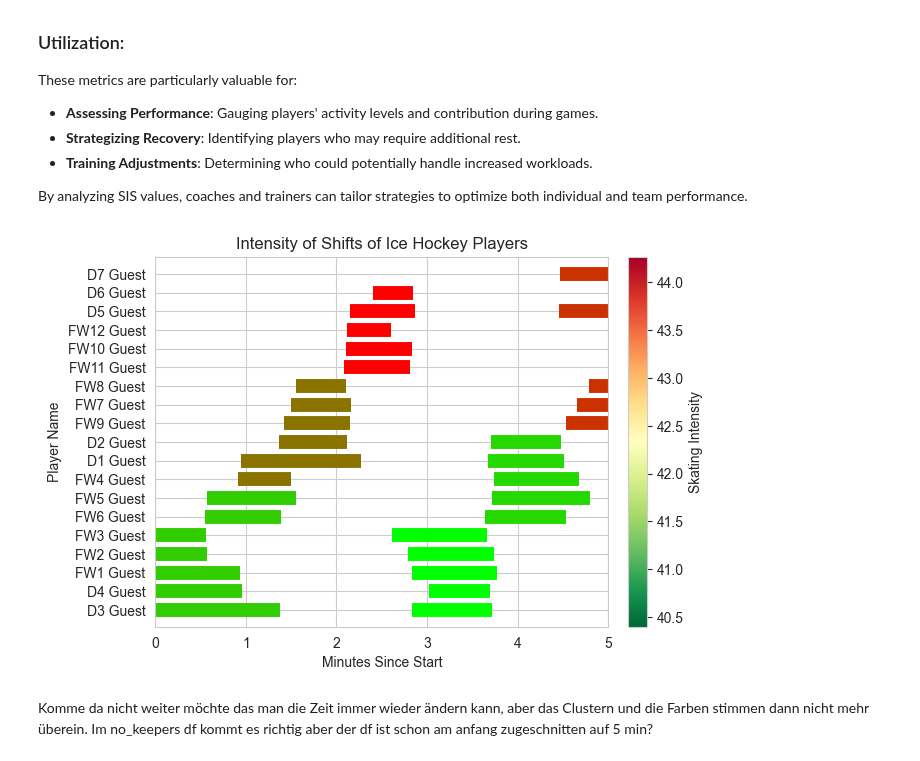
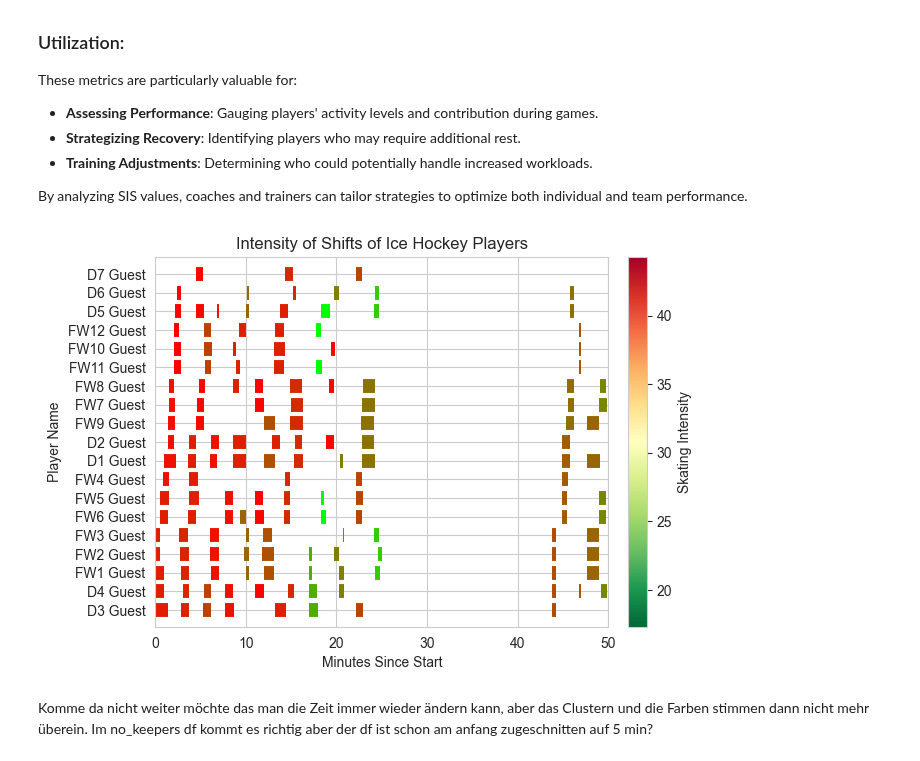
Before and after one commit to arnoldram/dataunionsihf, a Jupyter notebook: merge_v1.ipynb, the cells around one changed output. Drawn from its saved outputs; the diff is of its cells as text; code cells hidden in the pictures.

```diff
--- a/merge_v1.ipynb
+++ b/merge_v1.ipynb
@@ -629,35 +629,35 @@ def plot_shifts_with_intensity(df: pd.DataFrame, df_avg_intensities: pd.DataFram
                 [df['Name'][i], df['Name'][i]],
                 linewidth=10,
                 color=color,
                 solid_capstyle="butt")
 
     plt.xlabel("Minutes Since Start")
     plt.ylabel("Player Name")
     plt.title("Intensity of Shifts of Ice Hockey Players")
     plt.xlim(0, time_window)
 
     norm = mcolors.Normalize(vmin=min_intensity, vmax=max_intensity)
     sm = cm.ScalarMappable(norm=norm, cmap=cm.RdYlGn_r)
     sm.set_array([])
     cbar = plt.colorbar(sm, ax=ax, orientation='vertical', fraction=0.046, pad=0.04)
     cbar.set_label('Skating Intensity')
 
     plt.show()
 
 # Calculate SIS and add it to the DataFrame (make sure the function 'add_sis_column' is defined or imported)
 df_filtered = add_sis_column(df)  # This step assumes the function is correctly defined elsewhere
 
 # Prepare data for visualization
 df_avg_intensities = df_filtered.groupby('Shift_Label')['Skating Intensity'].mean().reset_index()
 
 # Assuming 'Timestamp (ms)' and 'Duration (s)' are columns in df_filtered for timestamp and duration
 df_filtered['timestamp'] = pd.to_datetime(df_filtered['Timestamp (ms)'], unit='ms')
 df_filtered['time'] = pd.to_timedelta(df_filtered['Duration (s)'], unit='s')
 
 # Apply the visualization function
-plot_shifts_with_intensity(df_filtered, df_avg_intensities, 5)  # Adjust the time window as needed
+plot_shifts_with_intensity(df_filtered, df_avg_intensities, 50)  # Adjust the time window as needed
 # %% [output]
-[figure, old version]
+[figure, new version]
 # %% [markdown]
 Komme da nicht weiter möchte das man die Zeit immer wieder ändern kann, aber das Clustern und die Farben stimmen dann nicht mehr überein.
 Im no_keepers df kommt es richtig aber der df ist schon am anfang zugeschnitten auf 5 min?
```
Also changed, not shown: parts of 1 cell of this notebook, 1 other file.
